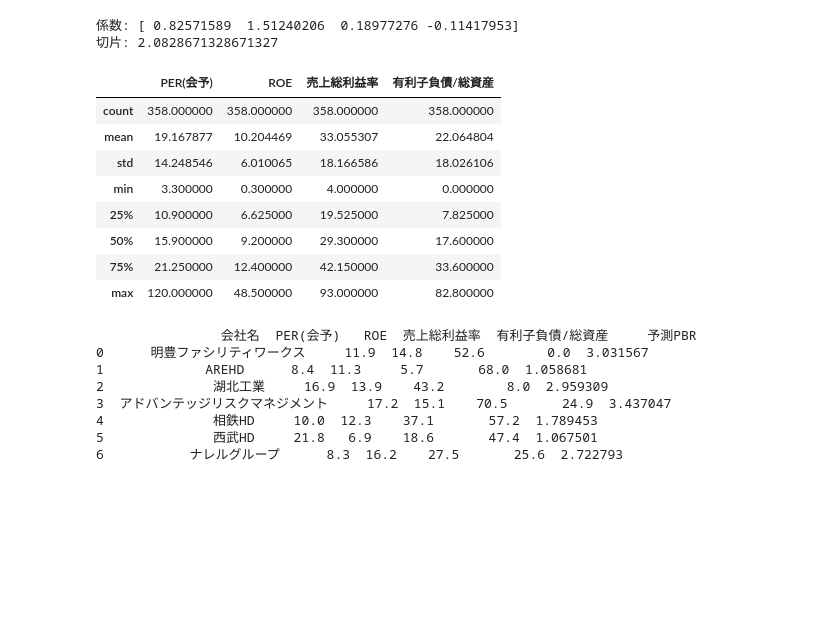
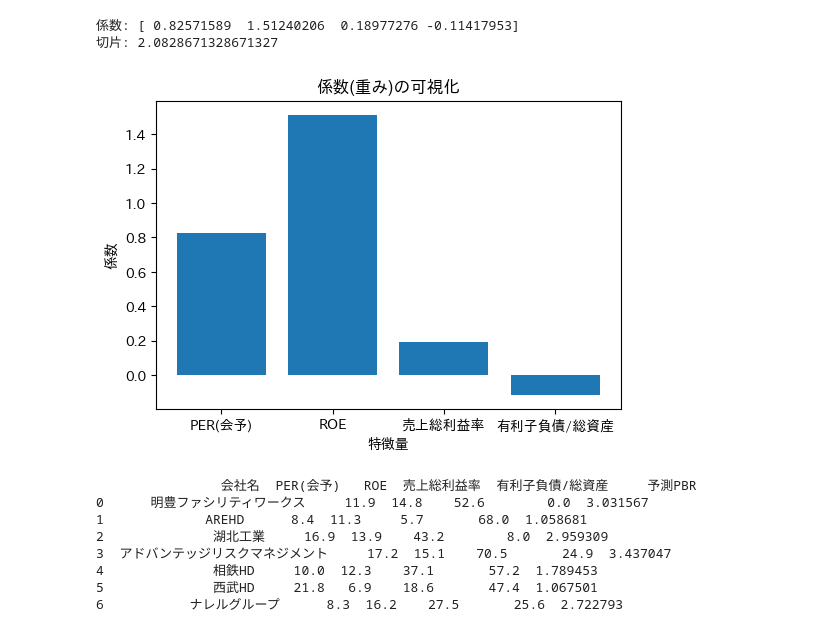
Before and after one commit to yoshi-fund/Predict-PBR, a Jupyter notebook: pred_pbr_temlate.ipynb, the cells around one changed output. Drawn from its saved outputs; the diff is of its cells as text; code cells hidden in the pictures; blank space fills up the shorter version.

```diff
--- a/index.ipynb
+++ b/pred_pbr_temlate.ipynb
@@ -183,18 +183,25 @@ print('切片:', lr.intercept_)
 # %% [output]
 係数: [ 0.82571589  1.51240206  0.18977276 -0.11417953]
 切片: 2.0828671328671327
-# %%
-X.describe()
-# %% [output]
-|  | PER(会予) | ROE | 売上総利益率 | 有利子負債/総資産 |
-| count | 358.000000 | 358.000000 | 358.000000 | 358.000000 |
-| mean | 19.167877 | 10.204469 | 33.055307 | 22.064804 |
-| std | 14.248546 | 6.010065 | 18.166586 | 18.026106 |
-| min | 3.300000 | 0.300000 | 4.000000 | 0.000000 |
-| 25% | 10.900000 | 6.625000 | 19.525000 | 7.825000 |
-| 50% | 15.900000 | 9.200000 | 29.300000 | 17.600000 |
-| 75% | 21.250000 | 12.400000 | 42.150000 | 33.600000 |
-| max | 120.000000 | 48.500000 | 93.000000 | 82.800000 |
+# %%
+import matplotlib.pyplot as plt
+import japanize_matplotlib
+
+# columnsから目的変数を除去
+test = real_df.drop(columns=['PBR'])
+feature_names = test.columns
+
+
+coefficients = lr.coef_
+
+plt.figure(figsize=(6, 4))
+plt.bar(feature_names, coefficients)
+plt.xlabel('特徴量')
+plt.ylabel('係数')
+plt.title('係数(重み)の可視化')
+plt.show()
+# %% [output]
+[figure, added]
 # %%
 import pandas as pd
 import numpy as np
```
Also changed, not shown: parts of 1 cell of this notebook, 1 other file.
